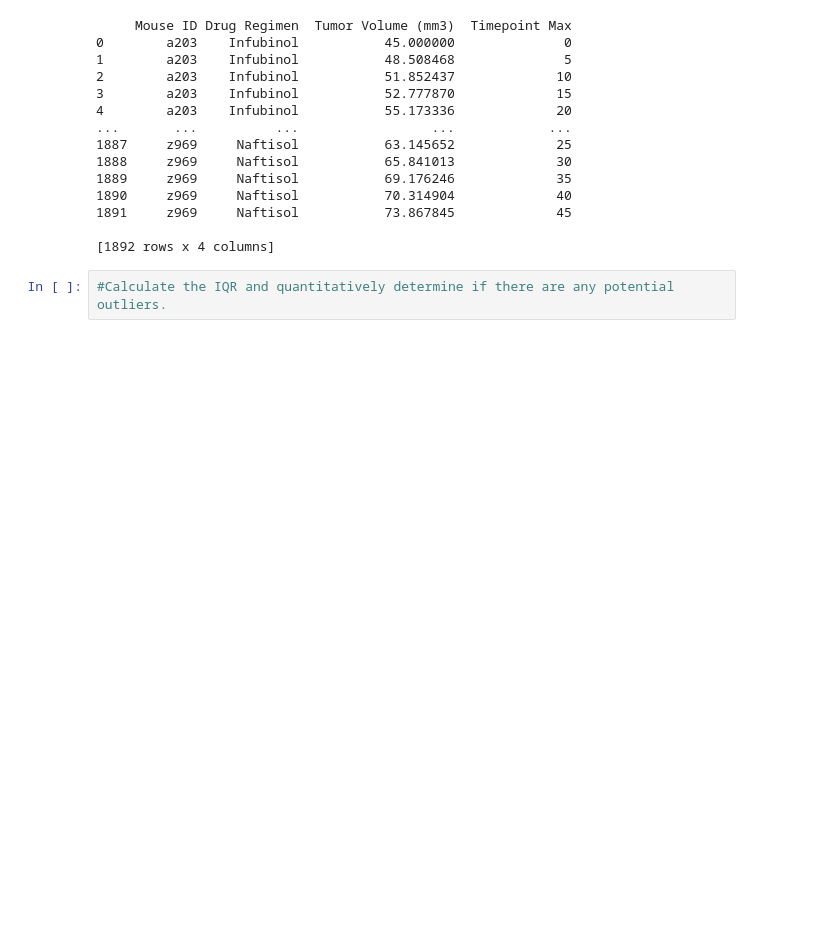
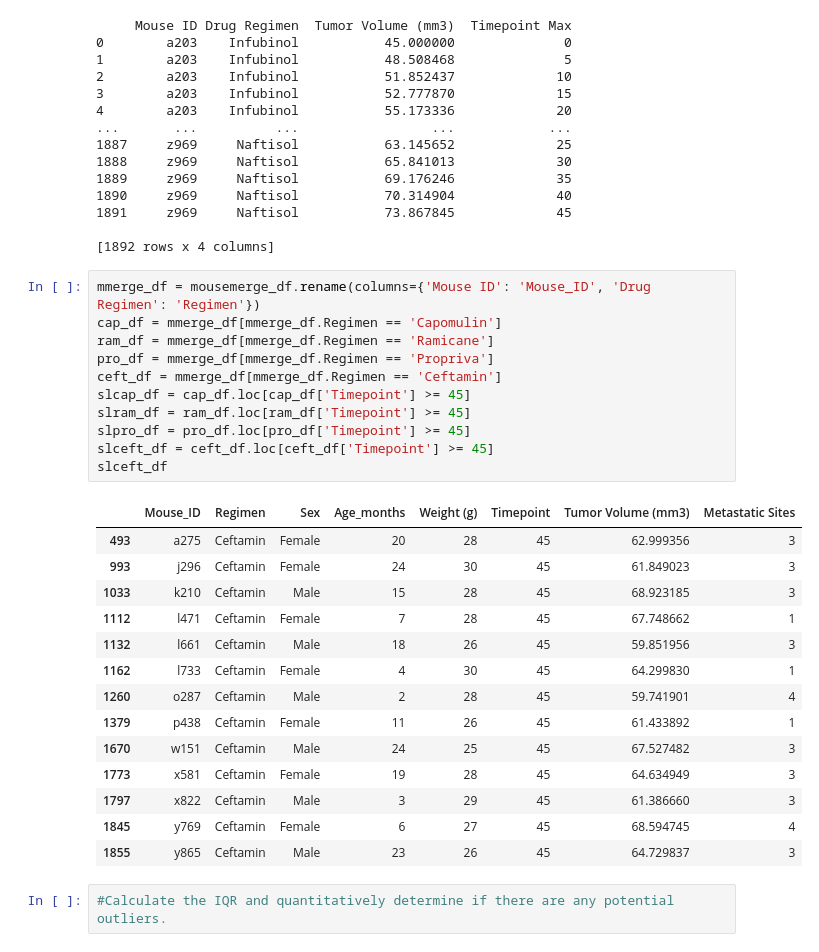
Before and after one commit to crchunn/plotpower, a Jupyter notebook: Instructions/Pymaceuticals/pymaceuticals_starter.ipynb, the cells around one changed output. Cells and saved outputs as stored; diff of their text form; blank space fills up the shorter version.

```diff
--- a/Instructions/Pymaceuticals/pymaceuticals_starter.ipynb
+++ b/Instructions/Pymaceuticals/pymaceuticals_starter.ipynb
@@ -296,6 +305,32 @@ print(grouped_multiple)
 1891     z969     Naftisol           73.867845             45
 
 [1892 rows x 4 columns]
+# %%
+mmerge_df = mousemerge_df.rename(columns={'Mouse ID': 'Mouse_ID', 'Drug Regimen': 'Regimen'})
+cap_df = mmerge_df[mmerge_df.Regimen == 'Capomulin']
+ram_df = mmerge_df[mmerge_df.Regimen == 'Ramicane']
+pro_df = mmerge_df[mmerge_df.Regimen == 'Propriva']
+ceft_df = mmerge_df[mmerge_df.Regimen == 'Ceftamin']
+slcap_df = cap_df.loc[cap_df['Timepoint'] >= 45]
+slram_df = ram_df.loc[ram_df['Timepoint'] >= 45]
+slpro_df = pro_df.loc[pro_df['Timepoint'] >= 45]
+slceft_df = ceft_df.loc[ceft_df['Timepoint'] >= 45]
+slceft_df
+# %% [output]
+|  | Mouse_ID | Regimen | Sex | Age_months | Weight (g) | Timepoint | Tumor Volume (mm3) | Metastatic Sites |
+| 493 | a275 | Ceftamin | Female | 20 | 28 | 45 | 62.999356 | 3 |
+| 993 | j296 | Ceftamin | Female | 24 | 30 | 45 | 61.849023 | 3 |
+| 1033 | k210 | Ceftamin | Male | 15 | 28 | 45 | 68.923185 | 3 |
+| 1112 | l471 | Ceftamin | Female | 7 | 28 | 45 | 67.748662 | 1 |
+| 1132 | l661 | Ceftamin | Male | 18 | 26 | 45 | 59.851956 | 3 |
+| 1162 | l733 | Ceftamin | Female | 4 | 30 | 45 | 64.299830 | 1 |
+| 1260 | o287 | Ceftamin | Male | 2 | 28 | 45 | 59.741901 | 4 |
+| 1379 | p438 | Ceftamin | Female | 11 | 26 | 45 | 61.433892 | 1 |
+| 1670 | w151 | Ceftamin | Male | 24 | 25 | 45 | 67.527482 | 3 |
+| 1773 | x581 | Ceftamin | Female | 19 | 28 | 45 | 64.634949 | 3 |
+| 1797 | x822 | Ceftamin | Male | 3 | 29 | 45 | 61.386660 | 3 |
+| 1845 | y769 | Ceftamin | Female | 6 | 27 | 45 | 68.594745 | 4 |
+| 1855 | y865 | Ceftamin | Male | 23 | 26 | 45 | 64.729837 | 3 |
 # %%
 #Calculate the IQR and quantitatively determine if there are any potential outliers.
 # %%
```
Also changed, not shown: parts of 14 cells of this notebook.
